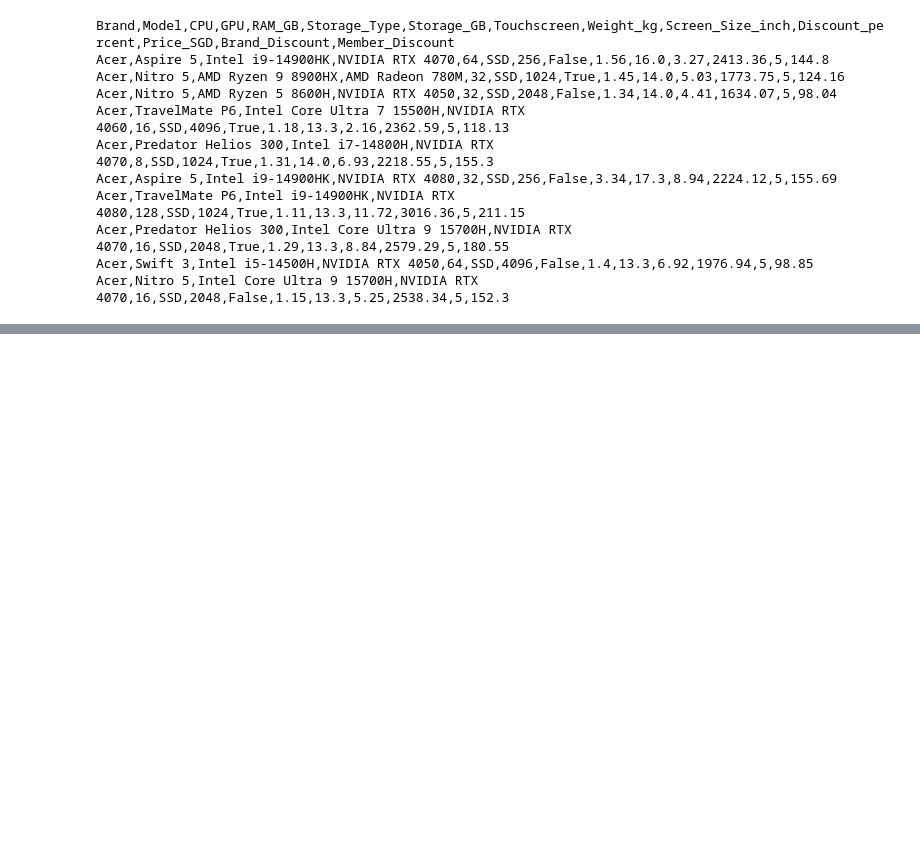
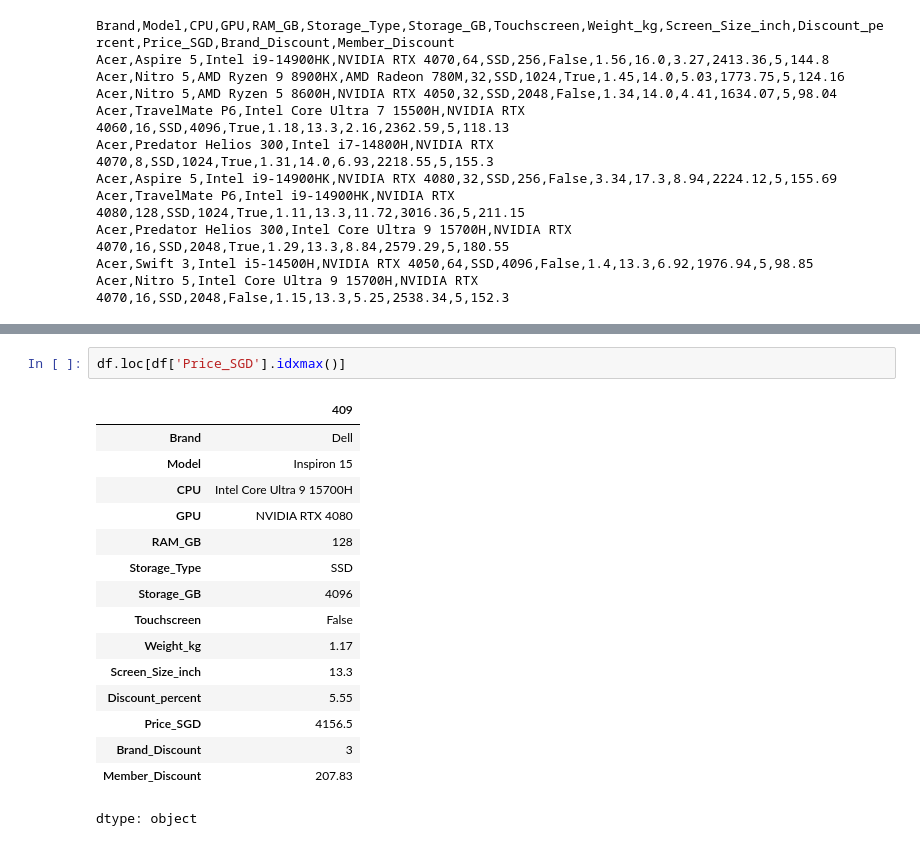
Before and after one commit to miffylim2308/ADALL_github, a Jupyter notebook: Main.ipynb, the cells around one changed output, grey strips where cells are left out. Drawn from its saved outputs; the diff is of its cells as text; blank space fills up the shorter version.

```diff
--- a/Main.ipynb
+++ b/Main.ipynb
@@ -321,0 +383,19 @@ Recommendation: If you need the CPU/GPU/RAM and are willing to immediately upgra
+# %%
+df.loc[df['Price_SGD'].idxmax()]
+# %% [output]
+|  | 409 |
+| Brand | Dell |
+| Model | Inspiron 15 |
+| CPU | Intel Core Ultra 9 15700H |
+| GPU | NVIDIA RTX 4080 |
+| RAM_GB | 128 |
+| Storage_Type | SSD |
+| Storage_GB | 4096 |
+| Touchscreen | False |
+| Weight_kg | 1.17 |
+| Screen_Size_inch | 13.3 |
+| Discount_percent | 5.55 |
+| Price_SGD | 4156.5 |
+| Brand_Discount | 3 |
+| Member_Discount | 207.83 |
+dtype: object
```
Also changed, not shown: parts of 6 cells of this notebook.
